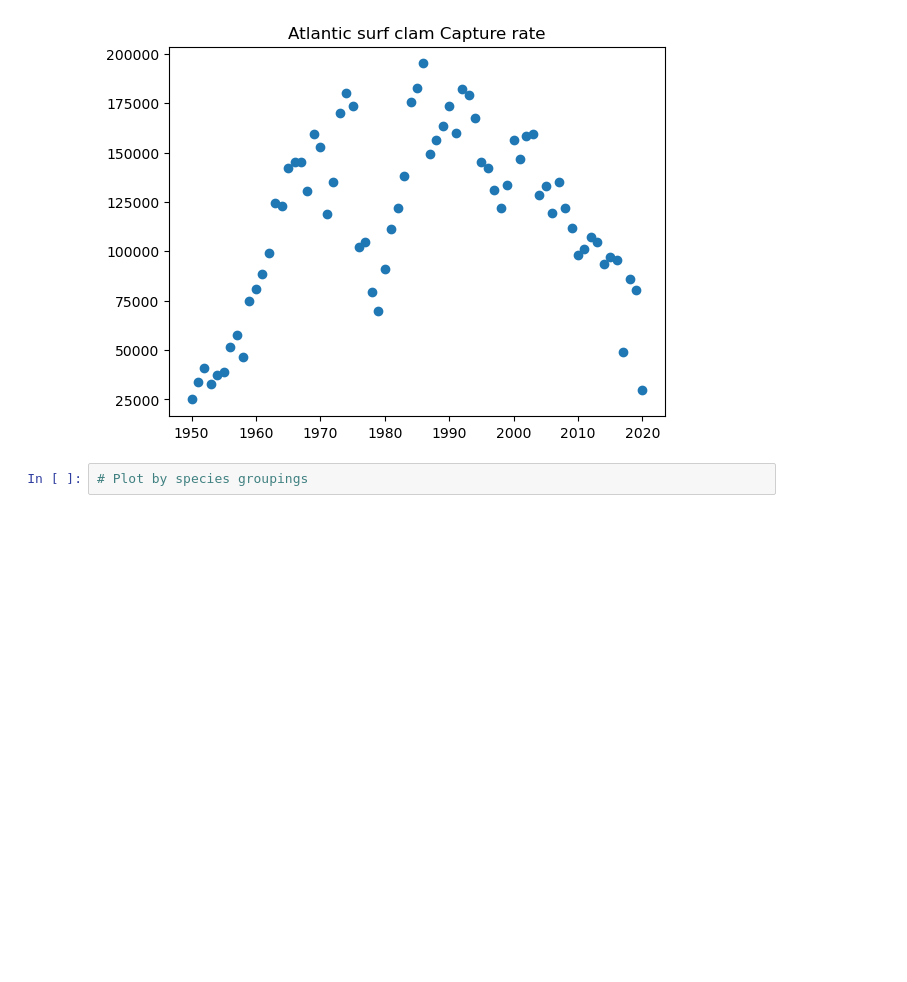
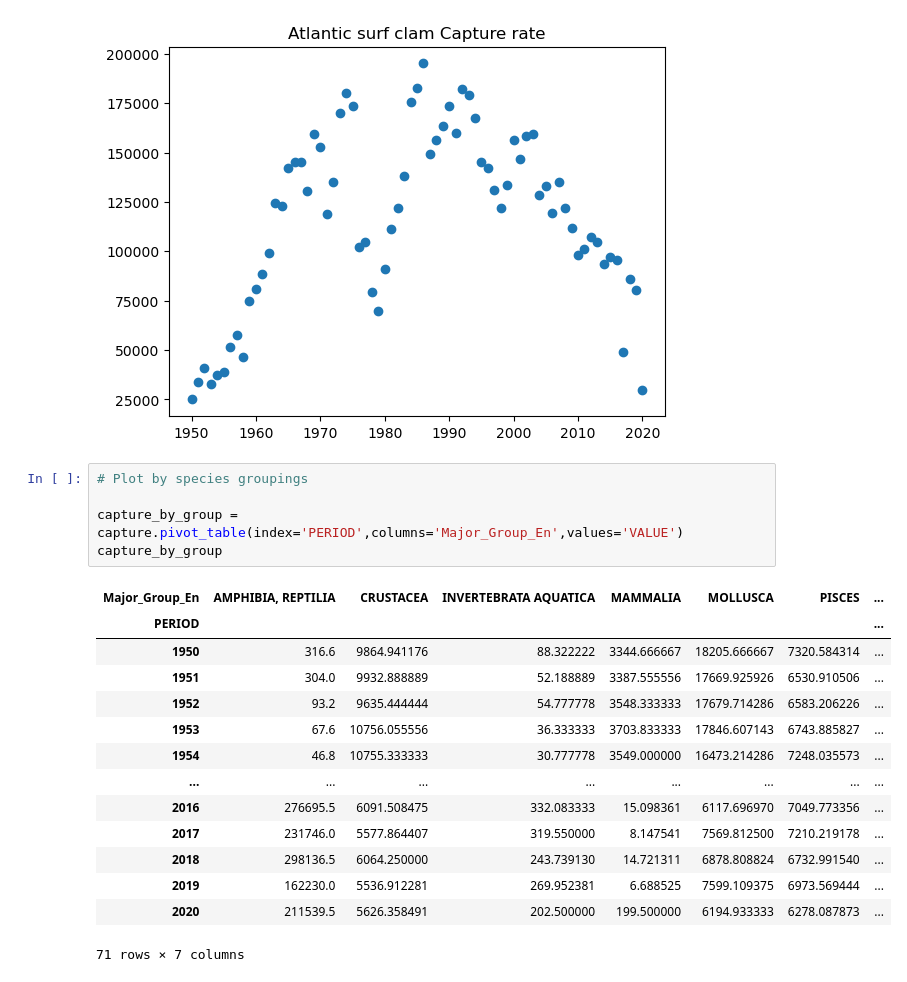
Before and after one commit to JackieAttack/COMP5360_Final_Project, a Jupyter notebook: Capture Data Wrangling.ipynb, the cells around one changed output. Cells and saved outputs as stored; diff of their text form; blank space fills up the shorter version.

```diff
--- a/Capture Data Wrangling.ipynb
+++ b/Capture Data Wrangling.ipynb
@@ -166,3 +166,21 @@ plt.show()
 [figure]
 # %%
 # Plot by species groupings
+
+capture_by_group = capture.pivot_table(index='PERIOD',columns='Major_Group_En',values='VALUE')
+capture_by_group
+# %% [output]
+| Major_Group_En | AMPHIBIA, REPTILIA | CRUSTACEA | INVERTEBRATA AQUATICA | MAMMALIA | MOLLUSCA | PISCES | ... |
+| PERIOD |  |  |  |  |  |  | ... |
+| 1950 | 316.6 | 9864.941176 | 88.322222 | 3344.666667 | 18205.666667 | 7320.584314 | ... |
+| 1951 | 304.0 | 9932.888889 | 52.188889 | 3387.555556 | 17669.925926 | 6530.910506 | ... |
+| 1952 | 93.2 | 9635.444444 | 54.777778 | 3548.333333 | 17679.714286 | 6583.206226 | ... |
+| 1953 | 67.6 | 10756.055556 | 36.333333 | 3703.833333 | 17846.607143 | 6743.885827 | ... |
+| 1954 | 46.8 | 10755.333333 | 30.777778 | 3549.000000 | 16473.214286 | 7248.035573 | ... |
+| ... | ... | ... | ... | ... | ... | ... | ... |
+| 2016 | 276695.5 | 6091.508475 | 332.083333 | 15.098361 | 6117.696970 | 7049.773356 | ... |
+| 2017 | 231746.0 | 5577.864407 | 319.550000 | 8.147541 | 7569.812500 | 7210.219178 | ... |
+| 2018 | 298136.5 | 6064.250000 | 243.739130 | 14.721311 | 6878.808824 | 6732.991540 | ... |
+| 2019 | 162230.0 | 5536.912281 | 269.952381 | 6.688525 | 7599.109375 | 6973.569444 | ... |
+| 2020 | 211539.5 | 5626.358491 | 202.500000 | 199.500000 | 6194.933333 | 6278.087873 | ... |
+71 rows × 7 columns
```
Also changed, not shown: parts of 1 cell of this notebook.
